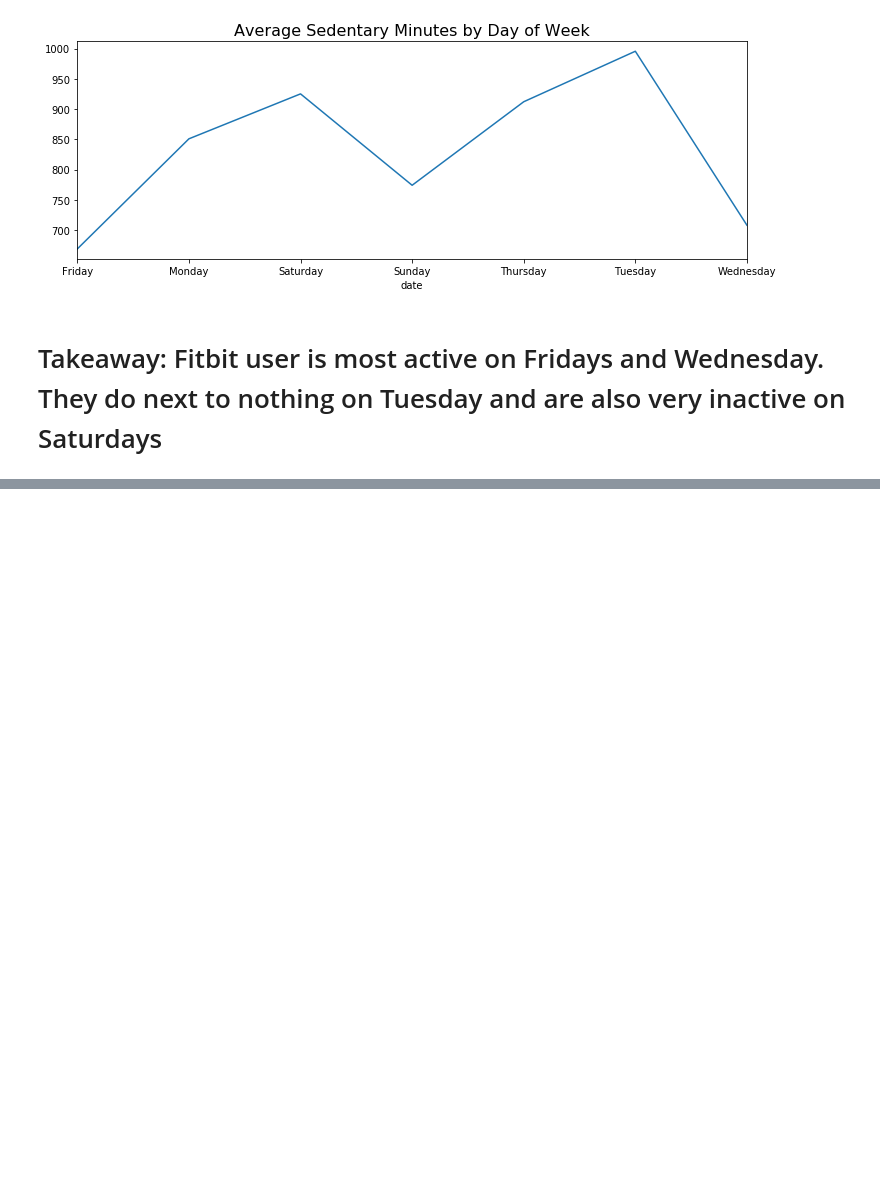
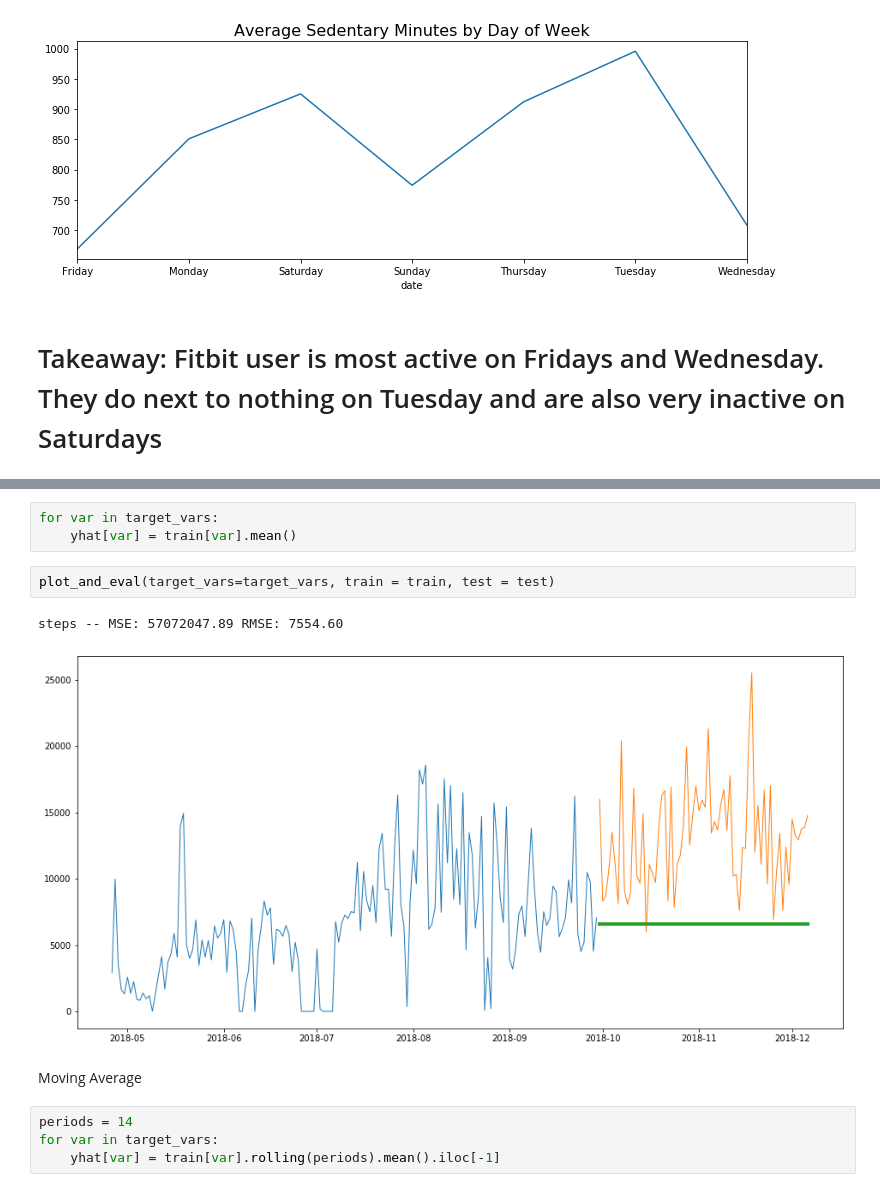
Before and after one commit to Dairy-Time/time-series-project, a Jupyter notebook: Fitbit_Data-Copy-David.ipynb, the cells around one changed output, grey strips where cells are left out. Cells and saved outputs as stored; diff of their text form; blank space fills up the shorter version.

```diff
--- a/Fitbit_Data-Copy-David.ipynb
+++ b/Fitbit_Data-Copy-David.ipynb
@@ -432,0 +613,14 @@ Text(0.5, 1.0, 'Average Sedentary Minutes by Day of Week')
+# %%
+for var in target_vars:
+    yhat[var] = train[var].mean()
+# %%
+plot_and_eval(target_vars=target_vars, train = train, test = test)
+# %% [output]
+steps -- MSE: 57072047.89 RMSE: 7554.60
+[figure, added]
+# %% [markdown]
+Moving Average
+# %%
+periods = 14
+for var in target_vars:
+    yhat[var] = train[var].rolling(periods).mean().iloc[-1]
```
Also changed, not shown: parts of 36 cells of this notebook.
